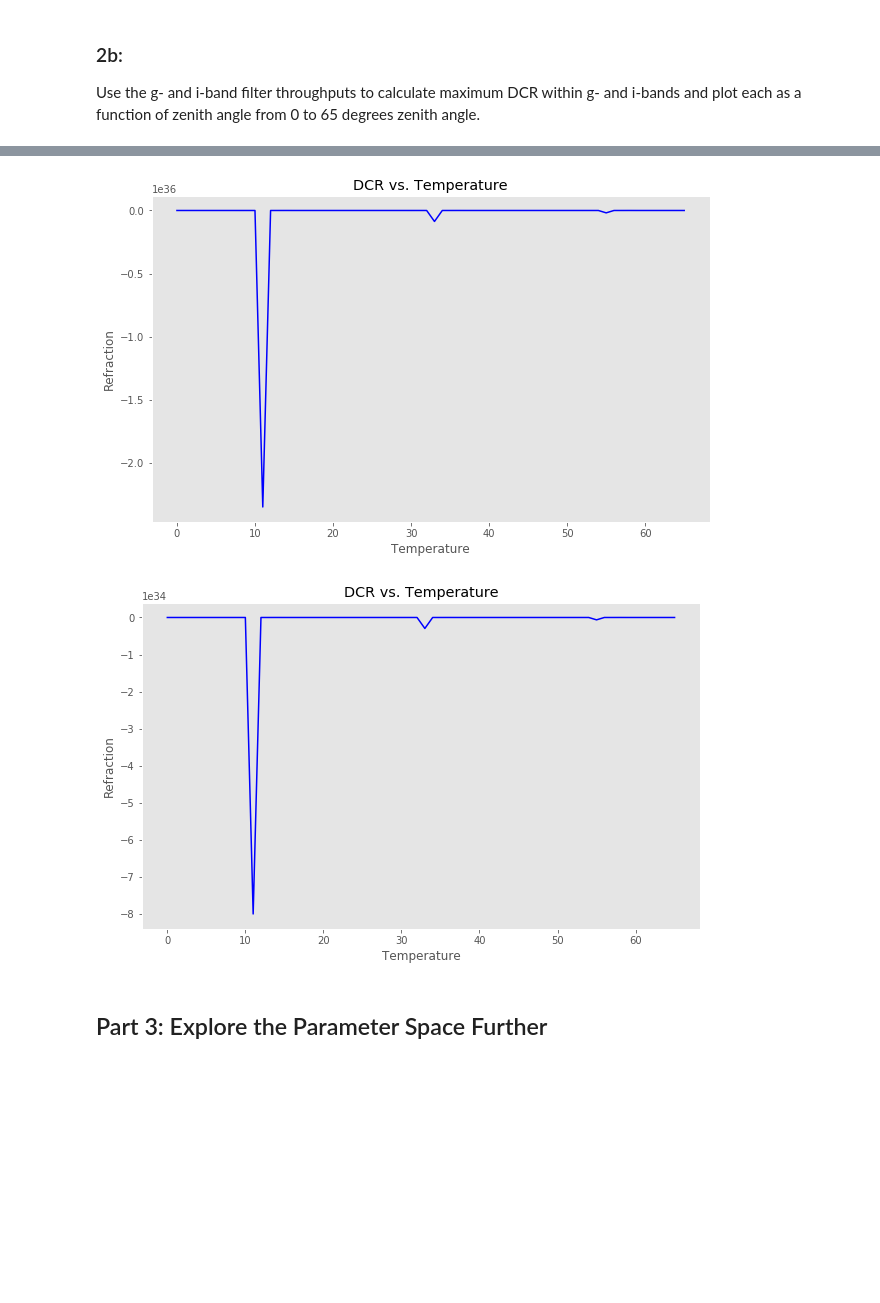
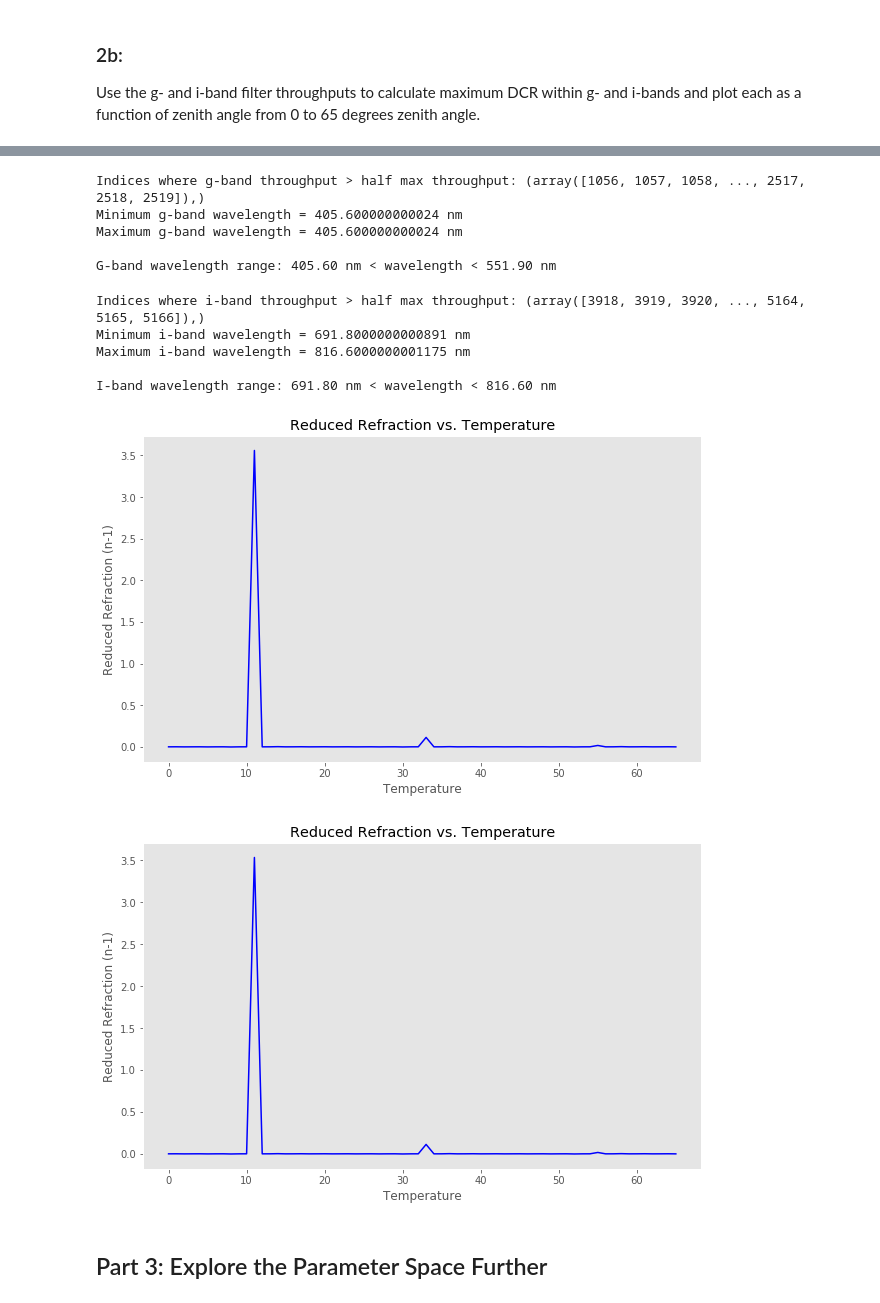
Before and after one commit to abudlong/Astro499, a Jupyter notebook: A499-Assignment3.ipynb, the cells around one changed output, grey strips where cells are left out. Saved outputs shown, nothing was run; the diff lists cells and outputs as text; code cells hidden in the pictures; blank space fills up the shorter version.

```diff
--- a/A499-Assignment3.ipynb
+++ b/A499-Assignment3.ipynb
@@ -60,20 +57,15 @@ print(f"The dry air pressure is {p_s:.2f}.")
 The water-vapor pressure is 2.57 mbar.
 The dry air pressure is 729.25 mbar.
 # %%
-# Variable Definitions
-# n = index of refraction
-# n0 = index of air at the observing site
-# p = density of air at Earth's surface
-# p0 = density of air at some altitude
-# r0
+# Using Equations: 4, 5, 9, 10, 14, 15, 16, 18, 20, 21 + 2
 
-# eq 4, 9, 10, 14, 15, 16, 18, 20, 21 + 2, 5
 
+# rename gamma
 def indexofrefraction(wavelength, Ps_in, Tinitial, Pw_in):
     T = 273.15 + Tinitial.value
     Ps = 1.333224 * (Ps_in.value - Pw_in.value)
     Pw = 1.333224 * Pw_in.value
-    sigma = 1e4/(wavelength.to(u.um).value)
+    sigma = 1/wavelength.to(u.um).value
     Ds = (1 + (Ps * (57.90e-8 - (9.3250e-4/T) + (0.25844/T**2)))) * (Ps/T)
     Dw = (1 + Pw * (1 + 3.7e-4 * Pw) * (-2.37321e-3 + ((2.23366/T)-(710.792/T**2) + (7.75141e4/T**3)))) * (Pw/T)
     term_one = (2371.34 + (683939.7/(130 - sigma**2)) + (4547.3/(38.9 - sigma**2))) * Ds
@@ -81,12 +73,7 @@ def indexofrefraction(wavelength, Ps_in, Tinitial, Pw_in):
     n = ((term_one + term_two) / (1e8))
     return n
 
-def calc_gamma(wavelength, Ps_in, Tinitial, Pw_in):
-    n0 = indexofrefraction(wavelength, Ps_in, Tinitial, Pw_in) * (p0/p)
-    gamma = n0 - 1
-    return gamma
-
-def calc_beta(tin): # eq 9
+def calc_beta(tin):
     t = tin.value
     beta = 0.001254 * ((273.15 + t)/273.15)
     return beta
@@ -99,8 +86,7 @@ def calc_kappa(phi_degrees, height): # 10
 
 # Atmospheric refraction
 def atm_refraction(wavelength, Ps_in, Tinitial, Pw_in, phi, h, z0):
-    n0 = indexofrefraction(wavelength, Ps_in, Tinitial, Pw_in) * (p0/pressure)
-    gamma = n0 - 1
+    gamma = indexofrefraction(wavelength, Ps_in, Tinitial, Pw_in)
     beta = calc_beta(Tinitial)
     kappa = calc_kappa(phi , h)
     refraction = (kappa * gamma * (1 - beta) * np.tan(z0)) - (kappa * gamma * (beta - (gamma / 2)) * (np.tan(z0)**3))
@@ -175,3 +130,49 @@ print(iwavelength_range)
+# %%
+zenith_angle = np.linspace(0, 65, 66)
+
+# use file header!
+
+# For G-Band
+maxthroughput_gband = gband_throughput.max()
+maxwavelength_gband = gband_wavelength[np.where(gband_throughput == maxthroughput_gband)]
+
+gthrough_range = np.where(gband_throughput > maxthroughput_gband/2)
+print(f'Indices where g-band throughput > half max throughput: {gthrough_range}')
+gwavelength_min = gband_wavelength[1056]
+print(f'Minimum g-band wavelength = {gwavelength_min}')
+gwavelength_max = gband_wavelength[2519]
+print(f'Maximum g-band wavelength = {gwavelength_min}')
+
+# Defining g-band wavelength range
+grange = np.linspace(gwavelength_min, gwavelength_max, 100)
+print(f'\nG-band wavelength range: {gwavelength_min:.2f} < wavelength < {gwavelength_max:.2f}')
+# %% [output]
+Indices where g-band throughput > half max throughput: (array([1056, 1057, 1058, ..., 2517, 2518, 2519]),)
+Minimum g-band wavelength = 405.600000000024 nm
+Maximum g-band wavelength = 405.600000000024 nm
+
+G-band wavelength range: 405.60 nm < wavelength < 551.90 nm
+# %%
+# For I-Band
+maxthroughput_iband =iband_throughput.max()
+maxwavelength_iband = iband_wavelength[np.where(iband_throughput == maxthroughput_iband)]
+
+ithrough_range = np.where(iband_throughput > maxthroughput_iband/2)
+print(f'Indices where i-band throughput > half max throughput: {ithrough_range}')
+iwavelength_min = iband_wavelength[3918]
+print(f'Minimum i-band wavelength = {iwavelength_min}')
+iwavelength_max = iband_wavelength[5166]
+print(f'Maximum i-band wavelength = {iwavelength_max}')
+
+# Defining i-band wavelength range
+irange = np.linspace(iwavelength_min, iwavelength_max, 100)
+print(f'\nI-band wavelength range: {iwavelength_min:.2f} < wavelength < {iwavelength_max:.2f}')
+# %% [output]
+Indices where i-band throughput > half max throughput: (array([3918, 3919, 3920, ..., 5164, 5165, 5166]),)
+Minimum i-band wavelength = 691.8000000000891 nm
+Maximum i-band wavelength = 816.6000000001175 nm
+
+I-band wavelength range: 691.80 nm < wavelength < 816.60 nm
 # %%
 # Max Refraction for G-Band
 
@@ -180,26 +181,26 @@ refraction_gband = atm_refraction(maxwavelength_gband, p_s, temperature, p_w, la
 # Plot for g-band
 fig, ax = plt.subplots(1, 1, figsize = (10,6))
 plt.plot(zenith_angle, refraction_gband, color = 'b')
-ax.set_title('DCR vs. Temperature')
+ax.set_title('Reduced Refraction vs. Temperature')
 ax.set_xlabel('Temperature')
-ax.set_ylabel('Refraction');
+ax.set_ylabel('Reduced Refraction (n-1)');
 ax.grid()
 # %% [output]
-[figure, old version]
+[figure, new version]
 # %%
 # Max Refraction for I-Band
 
 refraction_iband = atm_refraction(maxwavelength_iband, p_s, temperature, p_w, latitude, altitude, zenith_angle)
 
 # Plot for i-band
 fig, ax = plt.subplots(1, 1, figsize = (10,6))
 plt.plot(zenith_angle, refraction_iband, color = 'b')
-ax.set_title('DCR vs. Temperature')
+ax.set_title('Reduced Refraction vs. Temperature')
 ax.set_xlabel('Temperature')
-ax.set_ylabel('Refraction');
+ax.set_ylabel('Reduced Refraction (n-1)');
 ax.grid()
 # %% [output]
-[figure, old version]
+[figure, new version]
 # %% [markdown]
 ## Part 3: Explore the Parameter Space Further
 # %% [markdown]
```
Also changed, not shown: parts of 9 cells of this notebook.
